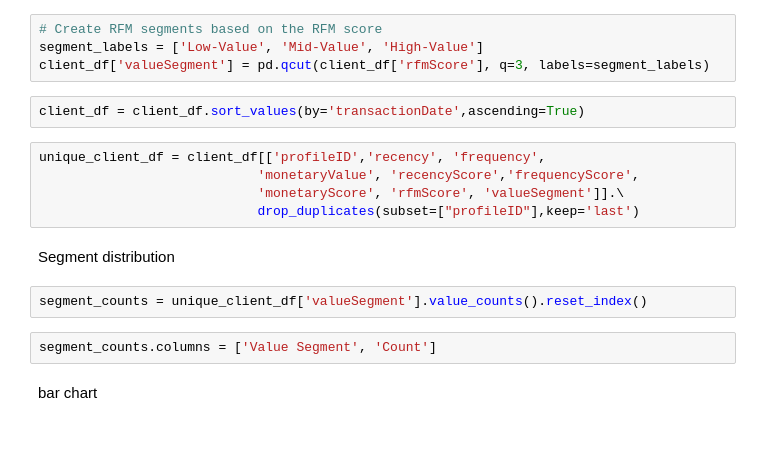
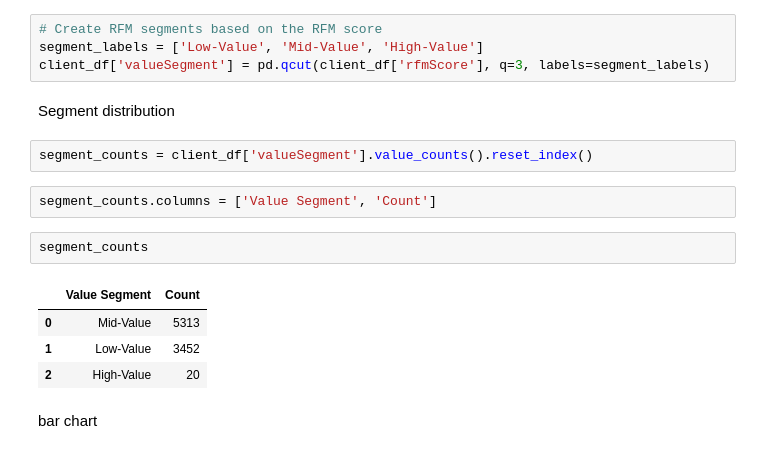
Before and after one commit to Asabeaaa/data-projects, a Jupyter notebook: Consumer Analytics/RFM Analysis.ipynb, the cells around one changed output. Drawn from its saved outputs; the diff is of its cells as text.

```diff
--- a/Consumer Analytics/RFM Analysis.ipynb
+++ b/Consumer Analytics/RFM Analysis.ipynb
@@ -121,19 +109,19 @@ client_df['rfmScore'] = client_df['recencyScore'] + client_df['frequencyScore']
 # Create RFM segments based on the RFM score
 segment_labels = ['Low-Value', 'Mid-Value', 'High-Value']
 client_df['valueSegment'] = pd.qcut(client_df['rfmScore'], q=3, labels=segment_labels)
-# %%
-client_df = client_df.sort_values(by='transactionDate',ascending=True)
-# %%
-unique_client_df = client_df[['profileID','recency', 'frequency',
-                            'monetaryValue', 'recencyScore','frequencyScore',
-                            'monetaryScore', 'rfmScore', 'valueSegment']].\
-                            drop_duplicates(subset=["profileID"],keep='last')
 # %% [markdown]
 Segment distribution
 # %%
-segment_counts = unique_client_df['valueSegment'].value_counts().reset_index()
+segment_counts = client_df['valueSegment'].value_counts().reset_index()
 # %%
 segment_counts.columns = ['Value Segment', 'Count']
+# %%
+segment_counts
+# %% [output]
+|  | Value Segment | Count |
+| 0 | Mid-Value | 5313 |
+| 1 | Low-Value | 3452 |
+| 2 | High-Value | 20 |
 # %% [markdown]
 bar chart
 # %%
```
Also changed, not shown: parts of 29 cells of this notebook.
